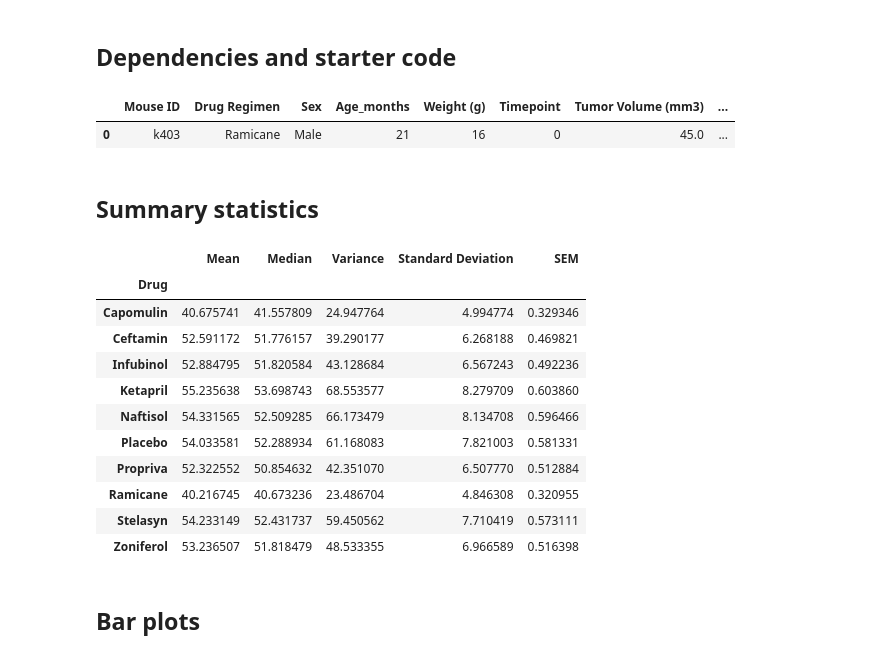
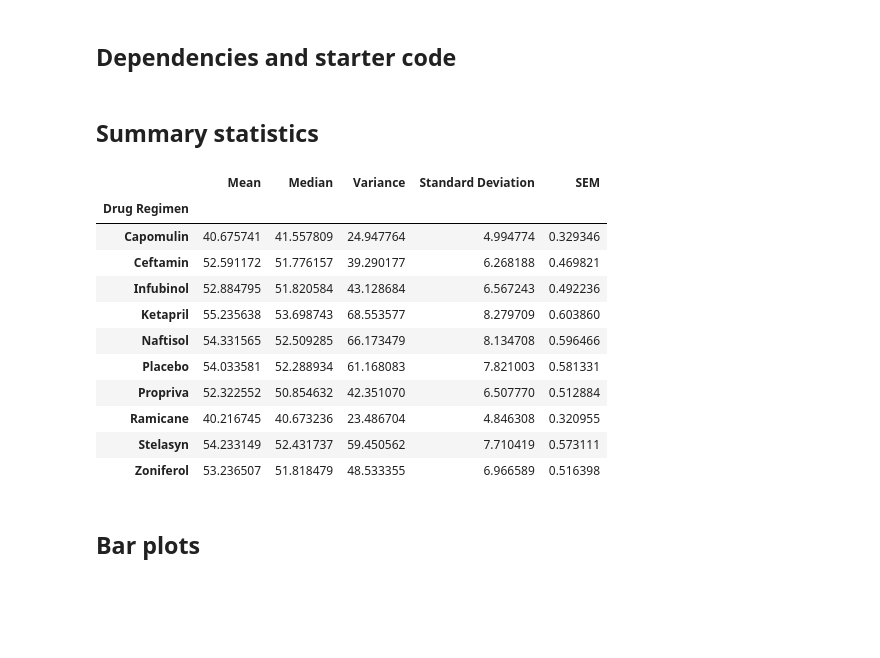
Before and after one commit to enriquesaenger/matplotlib-challenge, a Jupyter notebook: Pymaceuticals/pymaceuticals_starter.ipynb, the cells around one changed output. Cells and saved outputs as stored; diff of their text form; code cells hidden in the pictures; blank space fills up the shorter version.

```diff
--- a/Pymaceuticals/pymaceuticals_starter.ipynb
+++ b/Pymaceuticals/pymaceuticals_starter.ipynb
@@ -20,24 +19,19 @@ study_results = pd.read_csv(study_results)
 
 # Combine the data into a single dataset
 mouse_df = pd.merge(mouse_metadata, study_results, on="Mouse ID", how="outer")
-# %%
-mouse_df.head(1)
-# %% [output]
-|  | Mouse ID | Drug Regimen | Sex | Age_months | Weight (g) | Timepoint | Tumor Volume (mm3) | ... |
-| 0 | k403 | Ramicane | Male | 21 | 16 | 0 | 45.0 | ... |
 # %% [markdown]
 ## Summary statistics
 # %%
 # Generate a summary statistics table of mean, median, variance, standard deviation, and SEM of the tumor volume for each regimen
-summary_df = pd.DataFrame({"Mean": drugs_df["Volume"].groupby(drugs_df["Drug"]).mean(),
-                          "Median": drugs_df["Volume"].groupby(drugs_df["Drug"]).median(),
-                          "Variance": drugs_df["Volume"].groupby(drugs_df["Drug"]).var(),
-                          "Standard Deviation": drugs_df["Volume"].groupby(drugs_df["Drug"]).std(),
-                          "SEM": drugs_df["Volume"].groupby(drugs_df["Drug"]).sem()})
+summary_df = pd.DataFrame({"Mean": mouse_df["Tumor Volume (mm3)"].groupby(mouse_df["Drug Regimen"]).mean(),
+                          "Median": mouse_df["Tumor Volume (mm3)"].groupby(mouse_df["Drug Regimen"]).median(),
+                          "Variance": mouse_df["Tumor Volume (mm3)"].groupby(mouse_df["Drug Regimen"]).var(),
+                          "Standard Deviation": mouse_df["Tumor Volume (mm3)"].groupby(mouse_df["Drug Regimen"]).std(),
+                          "SEM": mouse_df["Tumor Volume (mm3)"].groupby(mouse_df["Drug Regimen"]).sem()})
 summary_df
 # %% [output]
 |  | Mean | Median | Variance | Standard Deviation | SEM |
-| Drug |  |  |  |  |  |
+| Drug Regimen |  |  |  |  |  |
 | Capomulin | 40.675741 | 41.557809 | 24.947764 | 4.994774 | 0.329346 |
 | Ceftamin | 52.591172 | 51.776157 | 39.290177 | 6.268188 | 0.469821 |
 | Infubinol | 52.884795 | 51.820584 | 43.128684 | 6.567243 | 0.492236 |
```
Also changed, not shown: parts of 9 cells of this notebook.
